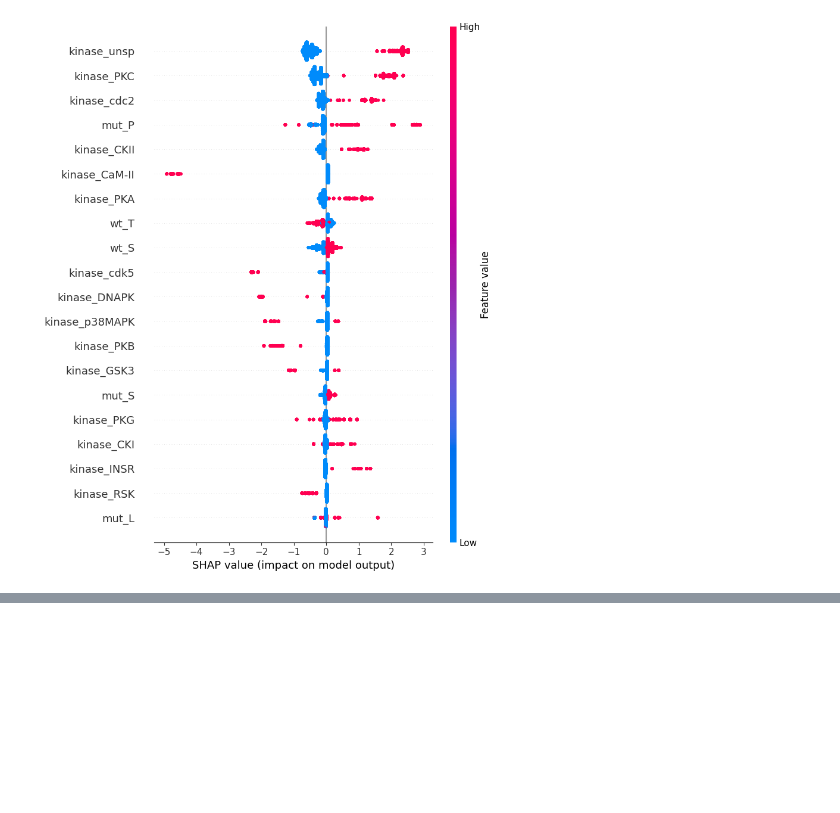
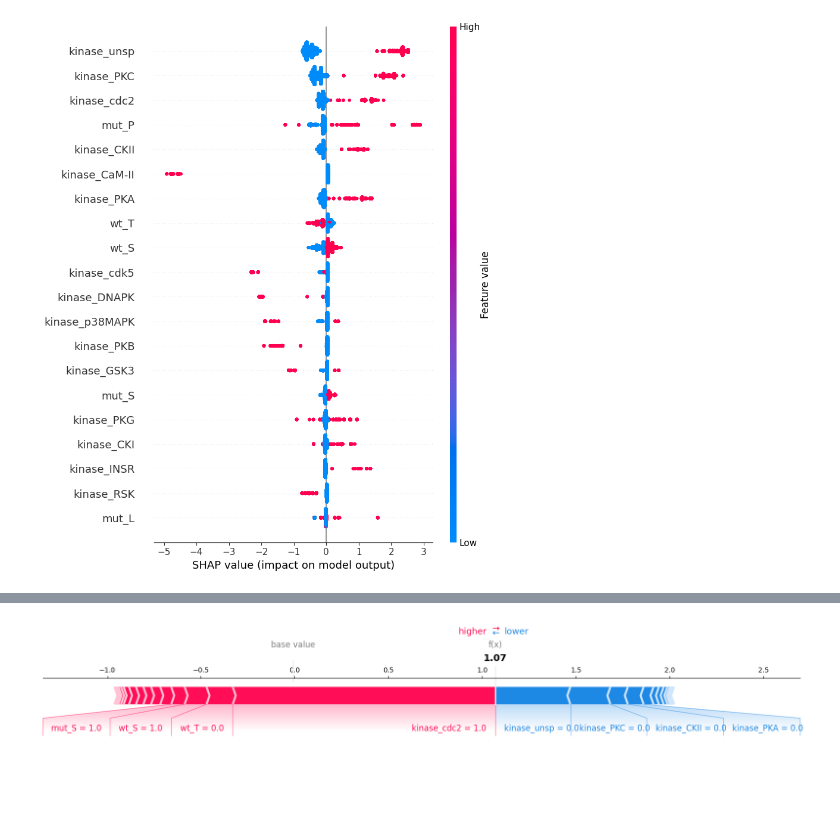
Before and after one commit to Ethan964/codon_pair_usage, a Jupyter notebook: oversampling_modeling_experiment.ipynb, the cells around one changed output, grey strips where cells are left out. Saved outputs shown, nothing was run; the diff lists cells and outputs as text; code cells hidden in the pictures; blank space fills up the shorter version.

```diff
--- a/oversampling_modeling_experiment.ipynb
+++ b/oversampling_modeling_experiment.ipynb
@@ -215,0 +232,11 @@ shap.summary_plot(shap_values, X_test)
+# %%
+# lets look at instance # 6170
+
+shap.force_plot(
+    explainer.expected_value,
+    shap_values[6170].values,
+    X_test.iloc[6170],
+    matplotlib = True
+)
+# %% [output]
+[figure, added]
```
Also changed, not shown: parts of 10 cells of this notebook.
